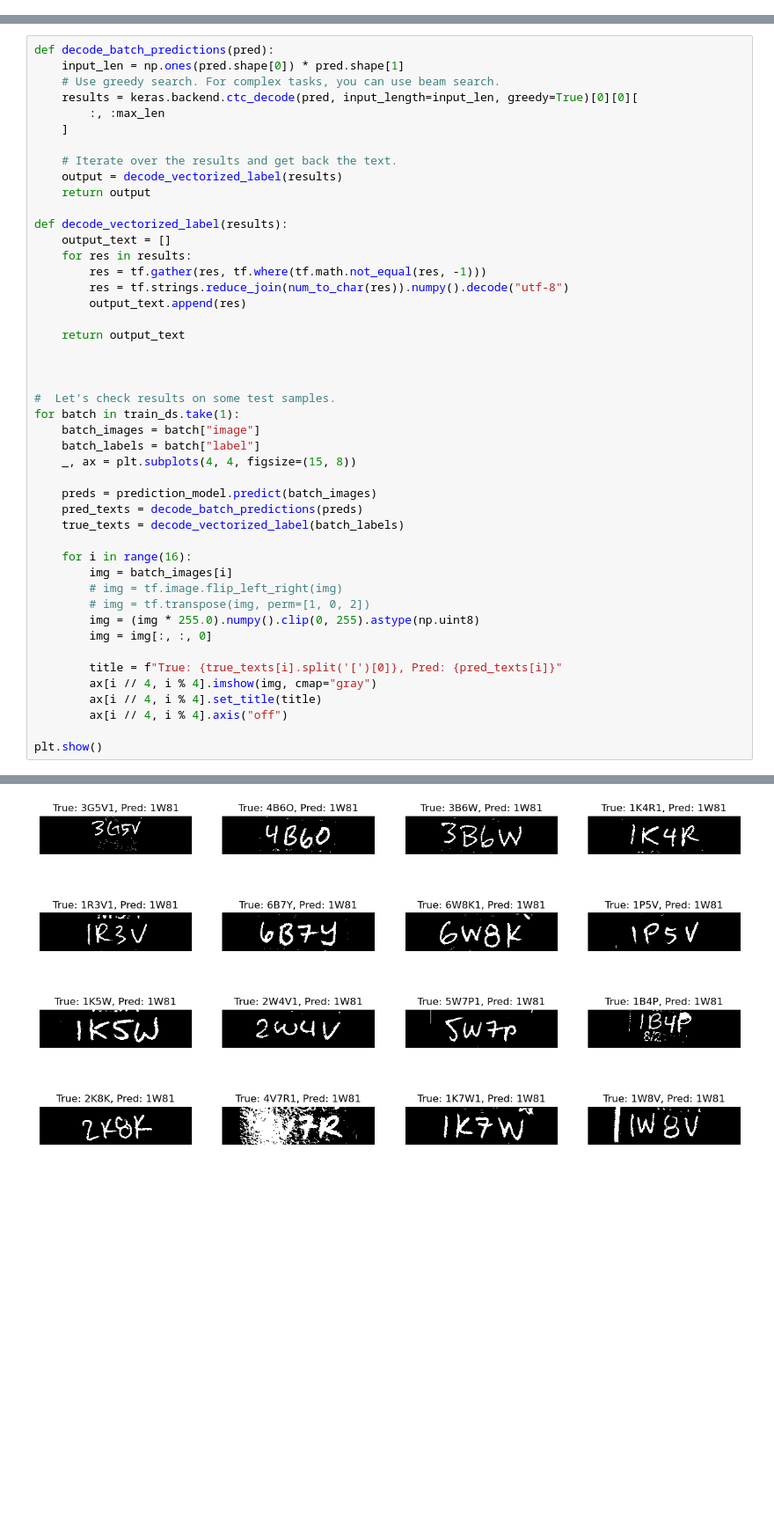
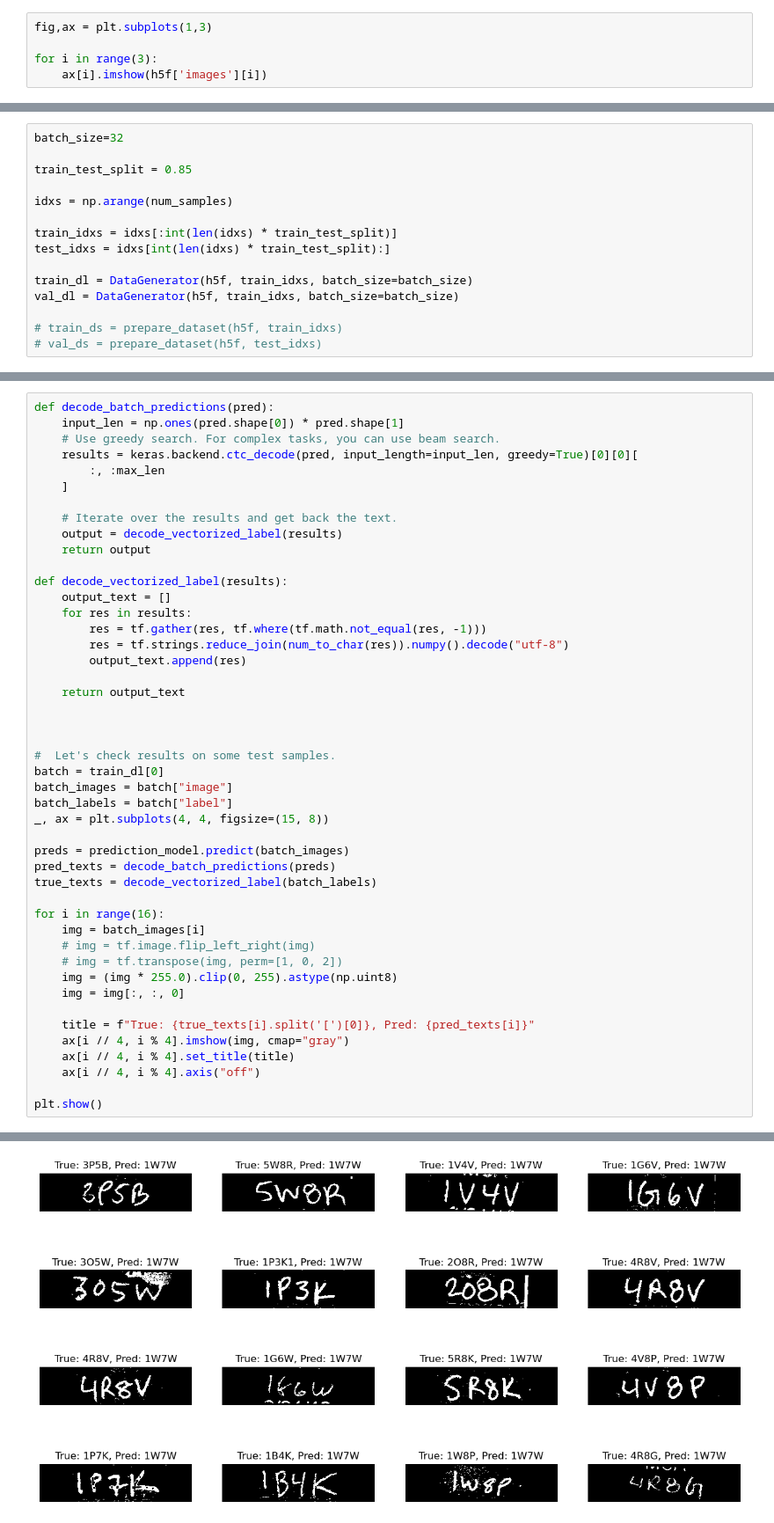
Before and after one commit to Jor-Lee/Guppies, a Jupyter notebook: Python_Files/ML.ipynb, the cells around one changed output, grey strips where cells are left out. Shown: that part at 88% size. Cells and saved outputs as stored; diff of their text form; blank space fills up the shorter version.

```diff
--- a/Python_Files/ML.ipynb
+++ b/Python_Files/ML.ipynb
@@ -110,0 +58,5 @@ plt.imshow(data[0])
+# %%
+fig,ax = plt.subplots(1,3)
+
+for i in range(3):
+    ax[i].imshow(h5f['images'][i])
@@ -220,3 +175,18 @@ val_ds = prepare_dataset(test_data, test_labels)
+# %%
+batch_size=32
+
+train_test_split = 0.85
+
+idxs = np.arange(num_samples)
+
+train_idxs = idxs[:int(len(idxs) * train_test_split)]
+test_idxs = idxs[int(len(idxs) * train_test_split):]
+
+train_dl = DataGenerator(h5f, train_idxs, batch_size=batch_size)
+val_dl = DataGenerator(h5f, train_idxs, batch_size=batch_size)
+
+# train_ds = prepare_dataset(h5f, train_idxs)
+# val_ds = prepare_dataset(h5f, test_idxs)
 # %%
 validation_images = []
 validation_labels = []
@@ -327,26 +296,26 @@ def decode_vectorized_label(results):
 
 
 #  Let's check results on some test samples.
-for batch in train_ds.take(1):
-    batch_images = batch["image"]
-    batch_labels = batch["label"]
-    _, ax = plt.subplots(4, 4, figsize=(15, 8))
+batch = train_dl[0]
+batch_images = batch["image"]
+batch_labels = batch["label"]
+_, ax = plt.subplots(4, 4, figsize=(15, 8))
 
-    preds = prediction_model.predict(batch_images)
-    pred_texts = decode_batch_predictions(preds)
-    true_texts = decode_vectorized_label(batch_labels)
+preds = prediction_model.predict(batch_images)
+pred_texts = decode_batch_predictions(preds)
+true_texts = decode_vectorized_label(batch_labels)
 
-    for i in range(16):
-        img = batch_images[i]
-        # img = tf.image.flip_left_right(img)
-        # img = tf.transpose(img, perm=[1, 0, 2])
-        img = (img * 255.0).numpy().clip(0, 255).astype(np.uint8)
-        img = img[:, :, 0]
+for i in range(16):
+    img = batch_images[i]
+    # img = tf.image.flip_left_right(img)
+    # img = tf.transpose(img, perm=[1, 0, 2])
+    img = (img * 255.0).clip(0, 255).astype(np.uint8)
+    img = img[:, :, 0]
 
-        title = f"True: {true_texts[i].split('[')[0]}, Pred: {pred_texts[i]}"
-        ax[i // 4, i % 4].imshow(img, cmap="gray")
-        ax[i // 4, i % 4].set_title(title)
-        ax[i // 4, i % 4].axis("off")
+    title = f"True: {true_texts[i].split('[')[0]}, Pred: {pred_texts[i]}"
+    ax[i // 4, i % 4].imshow(img, cmap="gray")
+    ax[i // 4, i % 4].set_title(title)
+    ax[i // 4, i % 4].axis("off")
 
 plt.show()
 # %% [output]
@@ -354,3 +323,3 @@ plt.show()
-[figure, old version]
+[figure, new version]
 # %%
 #  Let's check results on some test samples.
```
Also changed, not shown: parts of 17 cells of this notebook, 2 other files.
